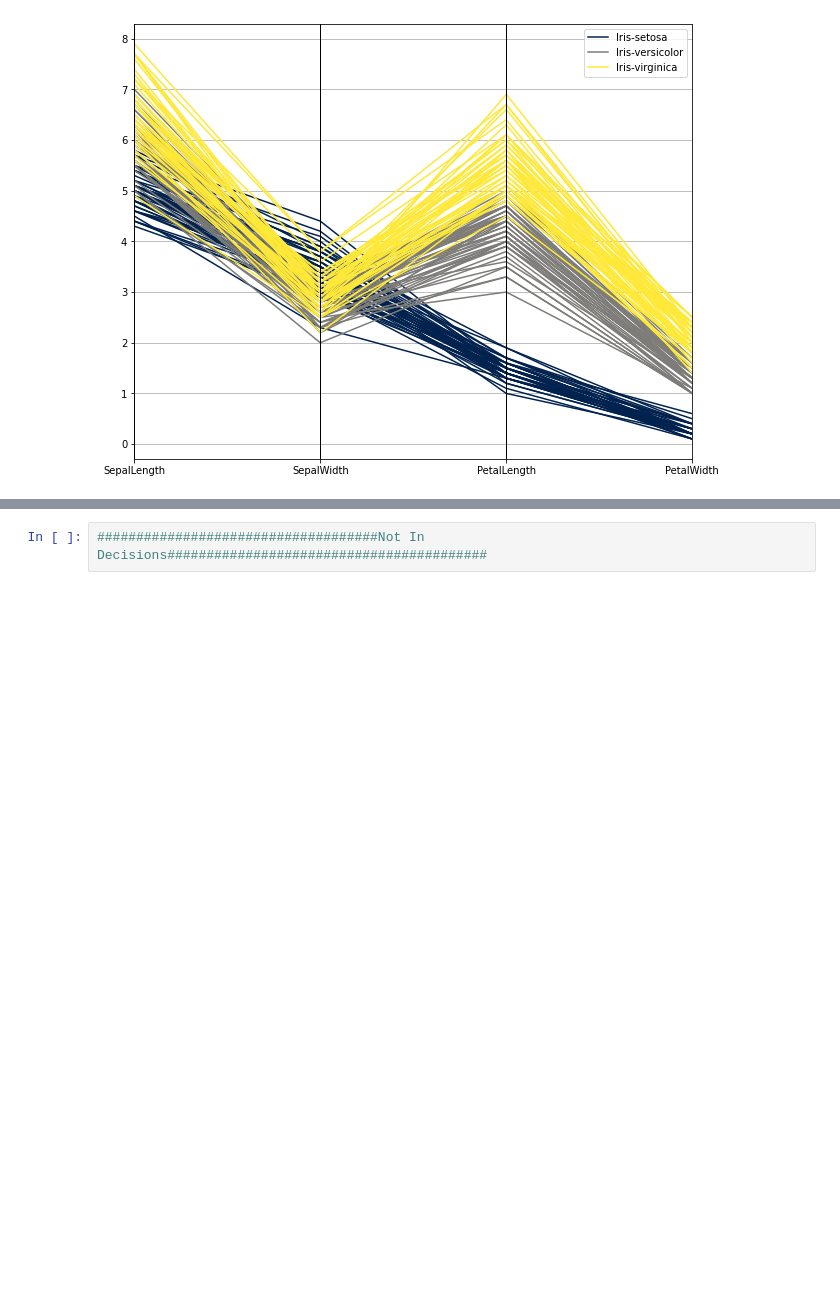
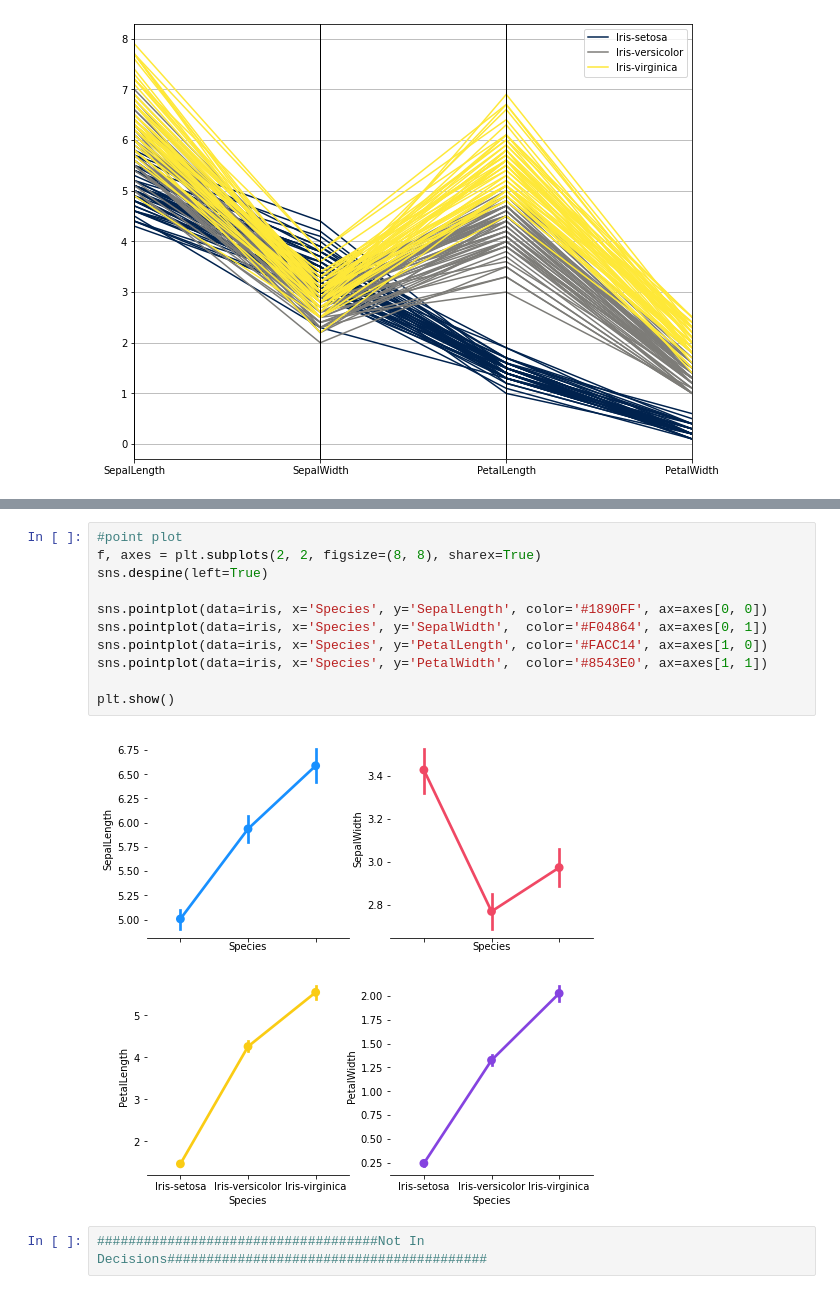
Before and after one commit to xueluofengfei/IV_project, a Jupyter notebook: theGiraffeSystem.ipynb, the cells around one changed output, grey strips where cells are left out. Saved outputs shown, nothing was run; the diff lists cells and outputs as text; blank space fills up the shorter version.

Commit message:
barplot and pointplot

```diff
--- a/theGiraffeSystem.ipynb
+++ b/theGiraffeSystem.ipynb
@@ -94,3 +98,16 @@ plt.show()
+# %%
+#point plot
+f, axes = plt.subplots(2, 2, figsize=(8, 8), sharex=True)
+sns.despine(left=True)
+
+sns.pointplot(data=iris, x='Species', y='SepalLength', color='#1890FF', ax=axes[0, 0])
+sns.pointplot(data=iris, x='Species', y='SepalWidth',  color='#F04864', ax=axes[0, 1])
+sns.pointplot(data=iris, x='Species', y='PetalLength', color='#FACC14', ax=axes[1, 0])
+sns.pointplot(data=iris, x='Species', y='PetalWidth',  color='#8543E0', ax=axes[1, 1])
+
+plt.show()
+# %% [output]
+[figure, added]
 # %%
 ####################################Not In Decisions#########################################
 # %% [markdown]
```
Also changed, not shown: parts of 2 cells of this notebook, 1 other file.
